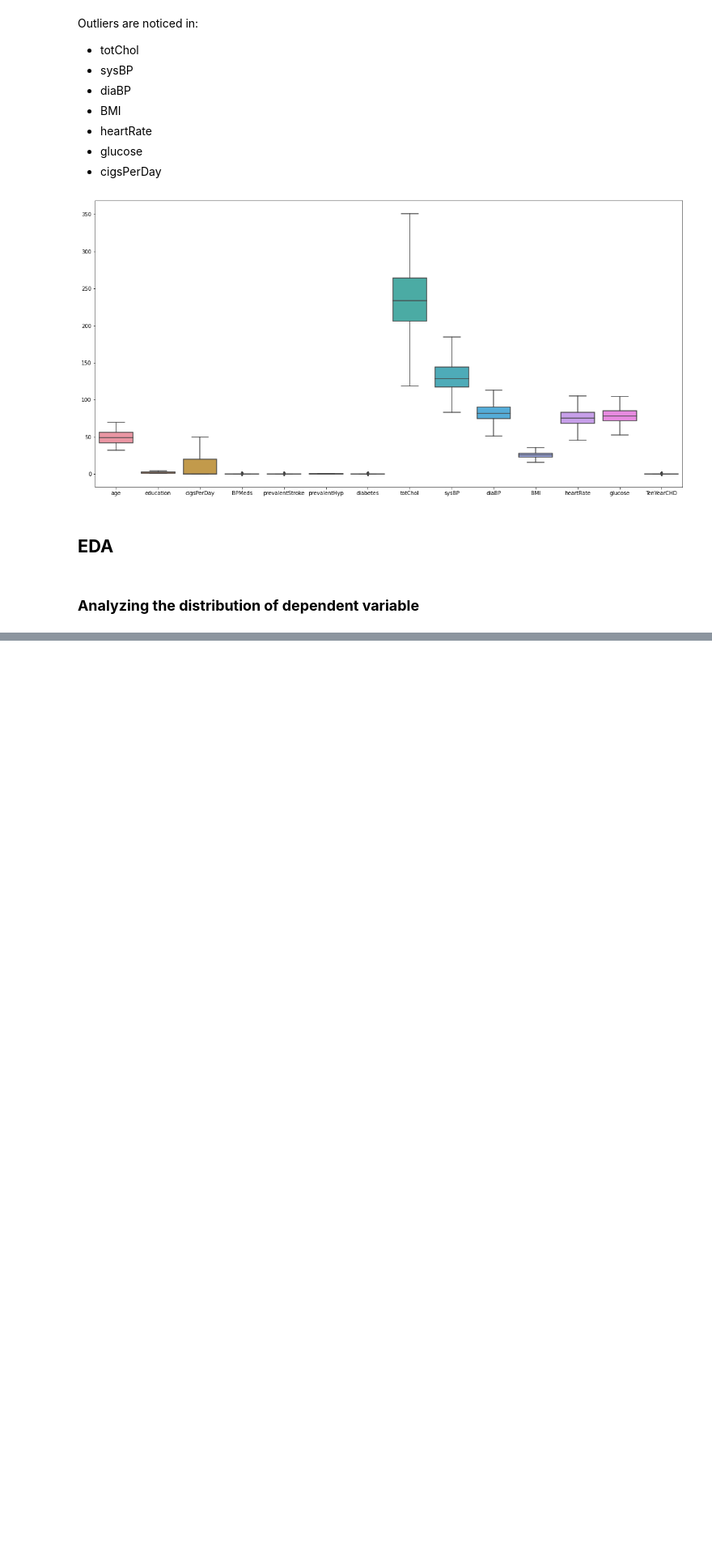
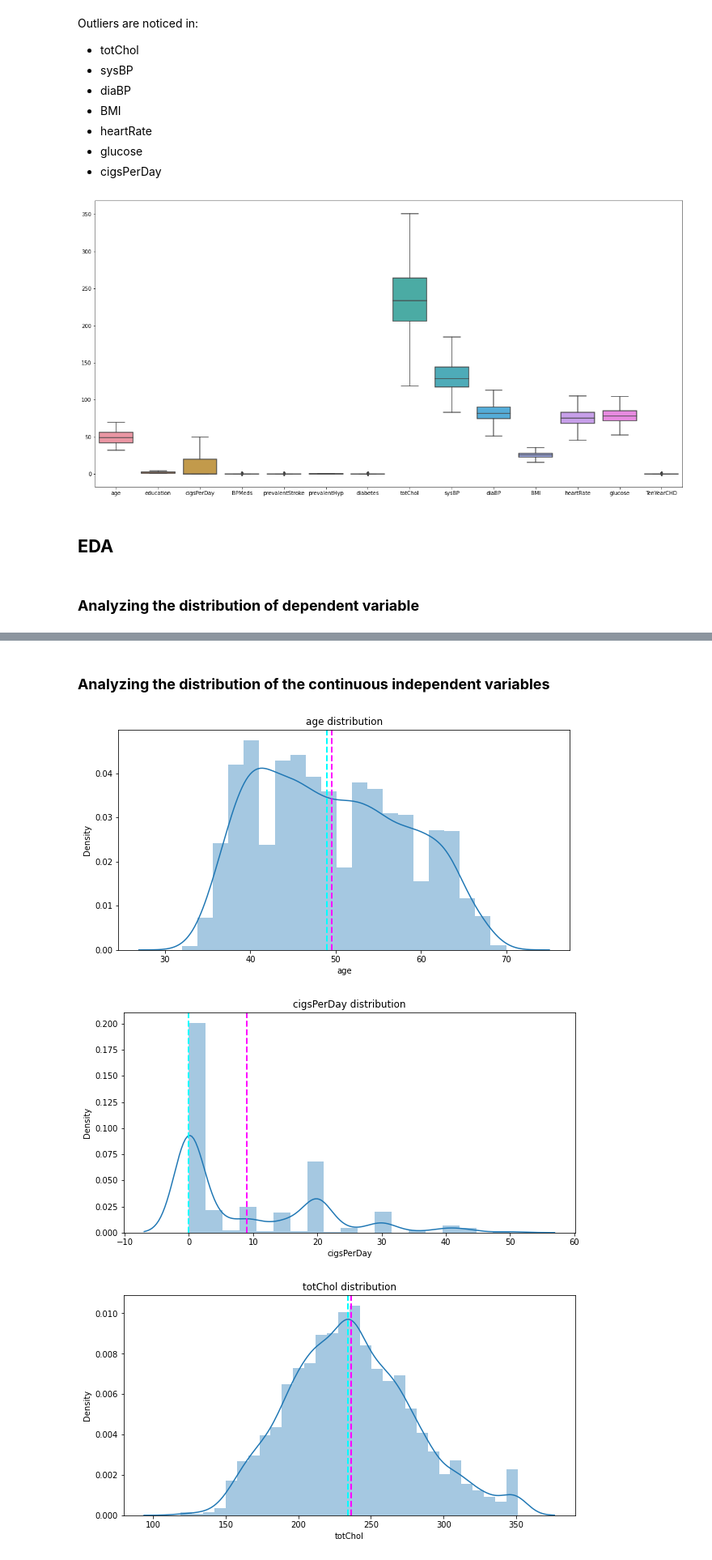
Before and after one commit to NavedMansuri/Cardiovascular-Risk-Prediction, a Jupyter notebook: Cardiovascular_Risk_Prediction_Capstone_Project_.ipynb, the cells around one changed output, grey strips where cells are left out. Shown: that part at 81% size. Cells and saved outputs as stored; diff of their text form; code cells hidden in the pictures; blank space fills up the shorter version.

```diff
--- a/Cardiovascular_Risk_Prediction_Capstone_Project_.ipynb
+++ b/Cardiovascular_Risk_Prediction_Capstone_Project_.ipynb
@@ -396,8 +395,17 @@ plt.show()
+# %% [markdown]
+### **Analyzing the distribution of the continuous independent variables**
+# %%
+cont_var= ['age','cigsPerDay','totChol','sysBP', 'diaBP', 'BMI', 'heartRate', 'glucose']
 # %%
-# visualizing the distribution of the dependent variable - rental bike count
-plt.figure(figsize=(10,5))
-sns.distplot(df[dependent_var])
-plt.xlabel(dependent_var[0])
-plt.title(dependent_var[0]+' distribution')
-plt.axvline(df[dependent_var[0]].mean(), color='magenta', linestyle='dashed', linewidth=2)
-plt.axvline(df[dependent_var[0]].median(), color='cyan', linestyle='dashed', linewidth=2)
+# Analysing the distribution of continuous variables in the dataset
+for col in cont_var:
+  plt.figure(figsize=(10,5))
+  sns.distplot(df[col])
+  plt.axvline(df[col].mean(), color='magenta', linestyle='dashed', linewidth=2)
+  plt.axvline(df[col].median(), color='cyan', linestyle='dashed', linewidth=2)
+  plt.title(col+' distribution')
+  plt.show()
+# %% [output]
+[figure, added]
+[figure, added]
+[figure, added]
```
Also changed, not shown: parts of 8 cells of this notebook.
